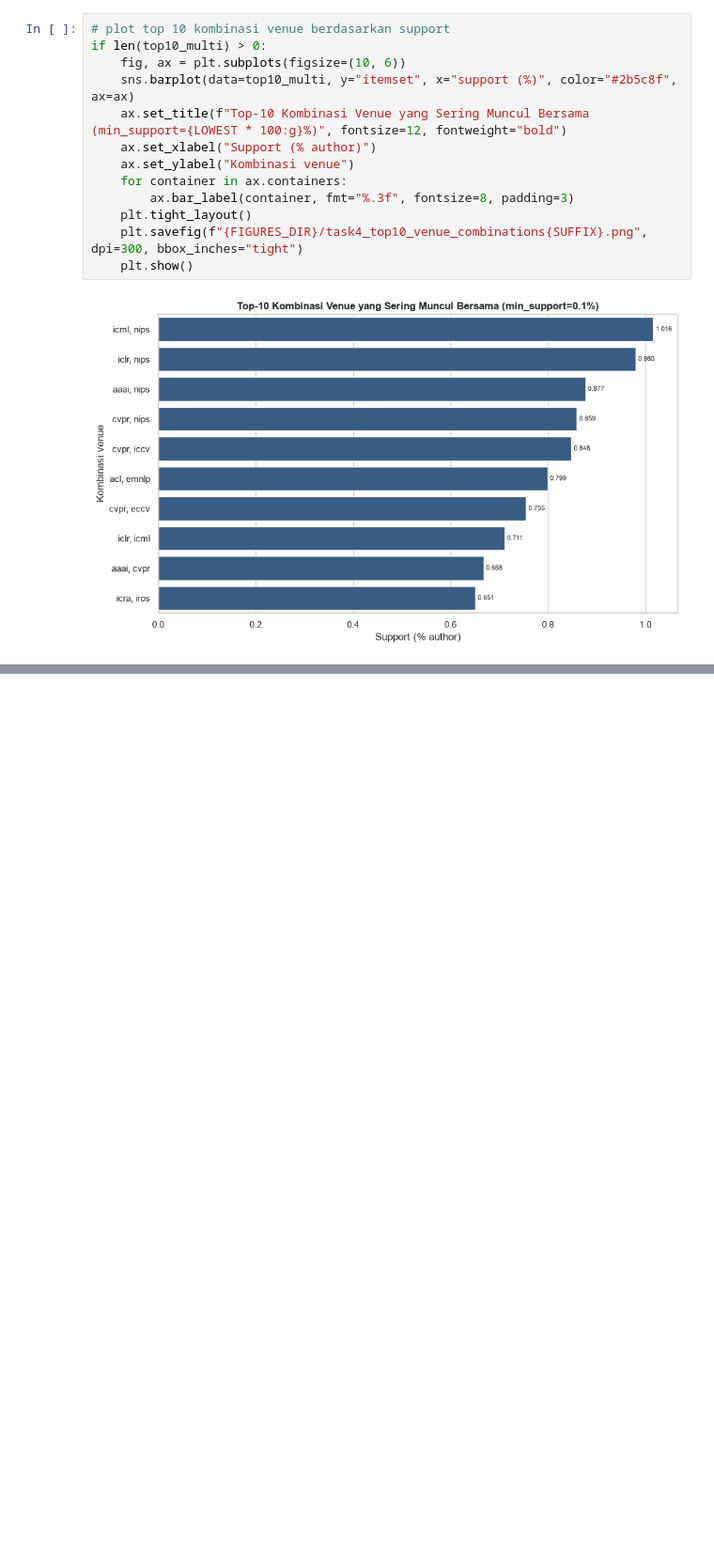
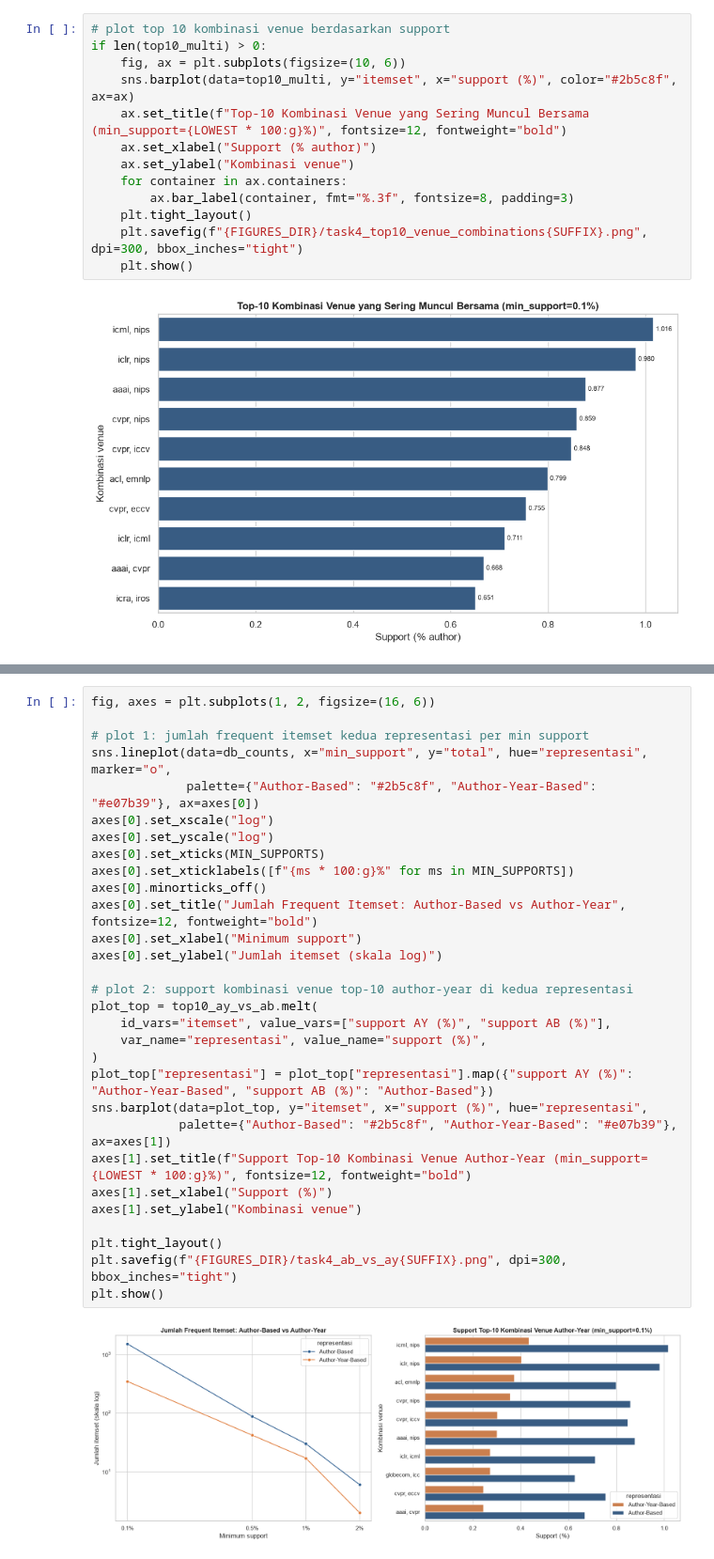
Before and after one commit to rafenmaxxx/IF4041-project-data-mining, a Jupyter notebook: notebooks/04_frequent_patterns.ipynb, the cells around one changed output, grey strips where cells are left out. Shown at 94% size. Cells and saved outputs as stored; diff of their text form; blank space fills up the shorter version.

Commit message:
feat: run ulang dengan data yang sama

```diff
--- a/notebooks/04_frequent_patterns.ipynb
+++ b/notebooks/04_frequent_patterns.ipynb
@@ -235,0 +390,32 @@ if len(top10_multi) > 0:
+# %%
+fig, axes = plt.subplots(1, 2, figsize=(16, 6))
+
+# plot 1: jumlah frequent itemset kedua representasi per min support
+sns.lineplot(data=db_counts, x="min_support", y="total", hue="representasi", marker="o",
+             palette={"Author-Based": "#2b5c8f", "Author-Year-Based": "#e07b39"}, ax=axes[0])
+axes[0].set_xscale("log")
+axes[0].set_yscale("log")
+axes[0].set_xticks(MIN_SUPPORTS)
+axes[0].set_xticklabels([f"{ms * 100:g}%" for ms in MIN_SUPPORTS])
+axes[0].minorticks_off()
+axes[0].set_title("Jumlah Frequent Itemset: Author-Based vs Author-Year", fontsize=12, fontweight="bold")
+axes[0].set_xlabel("Minimum support")
+axes[0].set_ylabel("Jumlah itemset (skala log)")
+
+# plot 2: support kombinasi venue top-10 author-year di kedua representasi
+plot_top = top10_ay_vs_ab.melt(
+    id_vars="itemset", value_vars=["support AY (%)", "support AB (%)"],
+    var_name="representasi", value_name="support (%)",
+)
+plot_top["representasi"] = plot_top["representasi"].map({"support AY (%)": "Author-Year-Based", "support AB (%)": "Author-Based"})
+sns.barplot(data=plot_top, y="itemset", x="support (%)", hue="representasi",
+            palette={"Author-Based": "#2b5c8f", "Author-Year-Based": "#e07b39"}, ax=axes[1])
+axes[1].set_title(f"Support Top-10 Kombinasi Venue Author-Year (min_support={LOWEST * 100:g}%)", fontsize=12, fontweight="bold")
+axes[1].set_xlabel("Support (%)")
+axes[1].set_ylabel("Kombinasi venue")
+
+plt.tight_layout()
+plt.savefig(f"{FIGURES_DIR}/task4_ab_vs_ay{SUFFIX}.png", dpi=300, bbox_inches="tight")
+plt.show()
+# %% [output]
+[figure, added]
```
Also changed, not shown: parts of 6 cells of this notebook, 25 other files.
